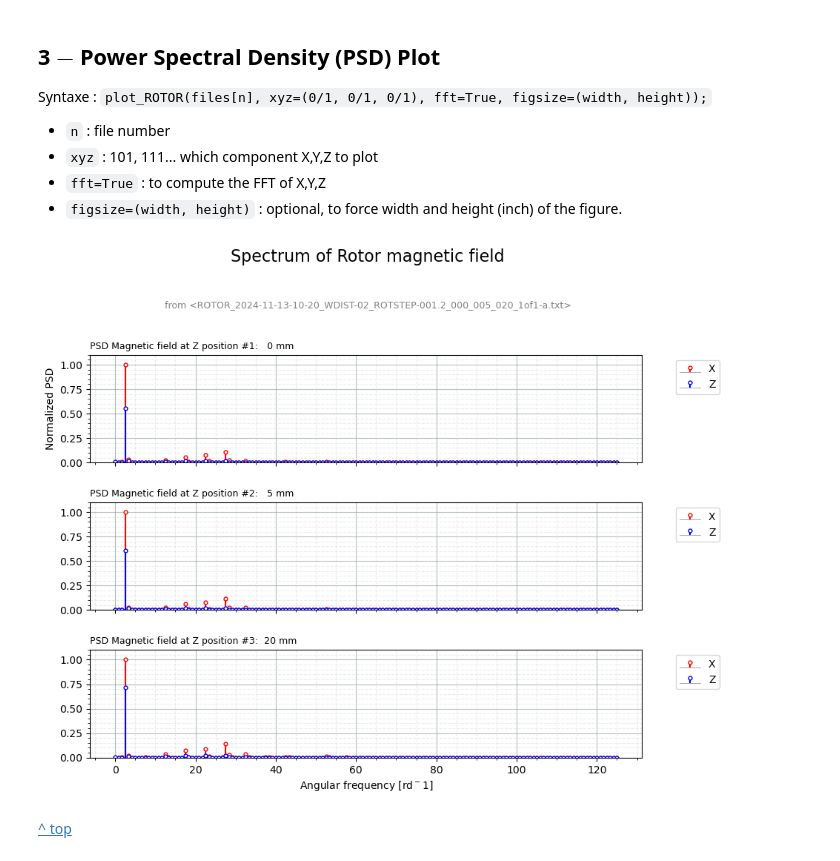
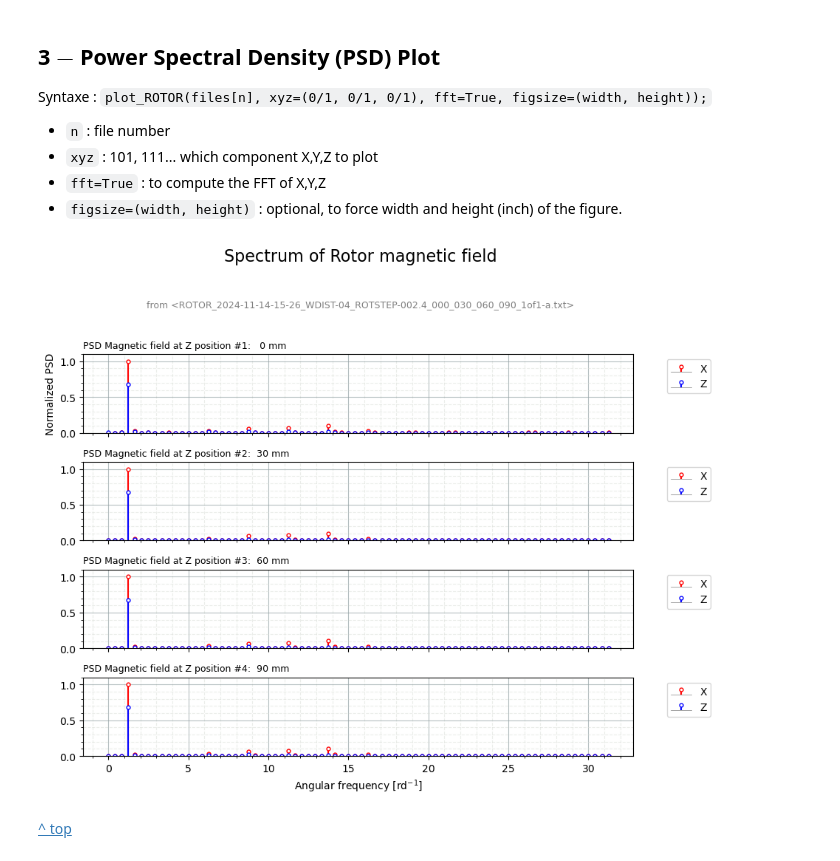
Before and after one commit to cjlux/Banc-Mesure-Rotor, a Jupyter notebook: ROTOR_bench/Processing/ProcessData.ipynb, the cells around one changed output. Drawn from its saved outputs; the diff is of its cells as text; code cells hidden in the pictures.

```diff
--- a/ROTOR_bench/Processing/ProcessData.ipynb
+++ b/ROTOR_bench/Processing/ProcessData.ipynb
@@ -70,9 +73,9 @@ Syntaxe : `plot_ROTOR(files[n], xyz=(0/1, 0/1, 0/1), fft=True, figsize=(width, h
 - `fft=True` : to compute the FFT of X,Y,Z
 - `figsize=(width, height)` : optional, to force width and height (inch) of the figure.
 # %%
- plot_ROTOR(files[11], xyz=(1,0,1), fft=True);
+plot_ROTOR(files[9], xyz=(1,0,1), fft=True);
 # %% [output]
-[figure, old version]
+[figure, new version]
 # %% [markdown]
 [^ top](#top)
 # %% [markdown]
```
Also changed, not shown: parts of 14 cells of this notebook, 4 other files.
